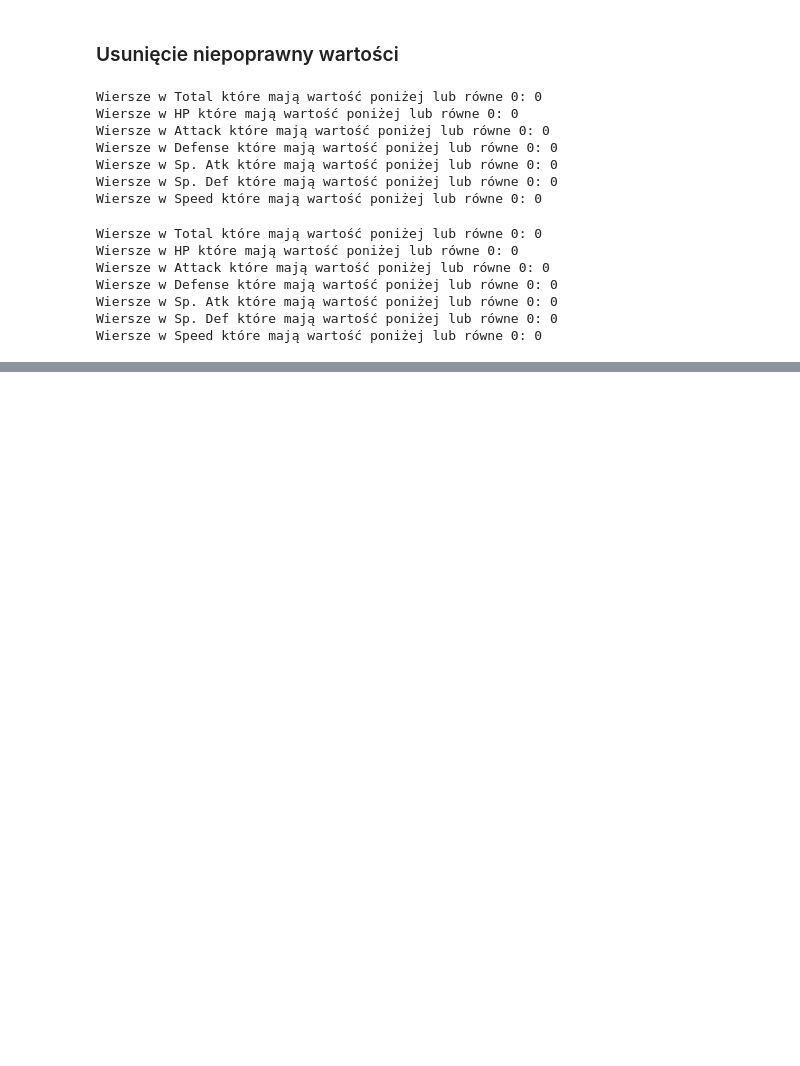
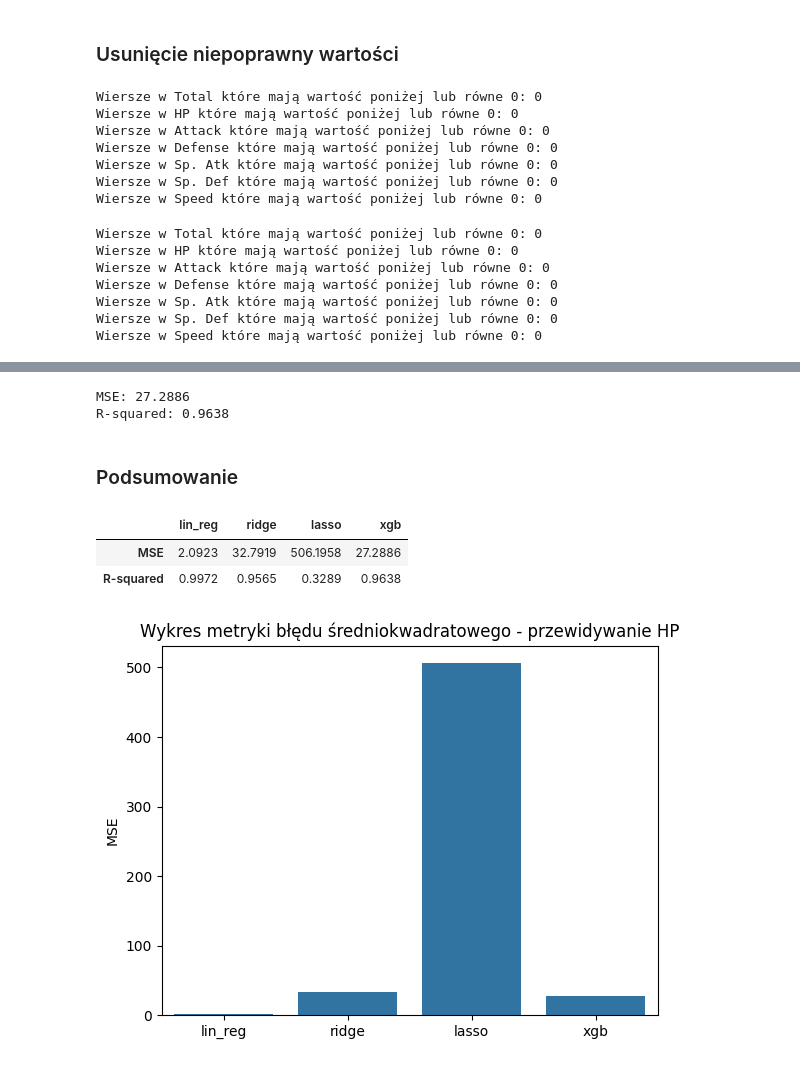
Before and after one commit to KacperUrban/Machine-learning-course, a Jupyter notebook: notebooks/Projekt_nr_4.ipynb, the cells around one changed output, grey strips where cells are left out. Cells and saved outputs as stored; diff of their text form; code cells hidden in the pictures; blank space fills up the shorter version.

```diff
--- a/notebooks/Projekt_nr_4.ipynb
+++ b/notebooks/Projekt_nr_4.ipynb
@@ -176,0 +343,5 @@ test_df.head()
+# %%
+y_pred = lasso_reg.predict(X_test)
+scores_hp["lasso"] = (np.round(mean_squared_error(y_true=y_test, y_pred=y_pred), 4), np.round(r2_score(y_true=y_test, y_pred=y_pred),4))
+print(f"MSE: {scores_hp['lasso'][0]}")
+print(f"R-squared: {scores_hp['lasso'][1]}")
@@ -176,0 +353,3 @@ test_df.head()
+# %%
+xgb_reg = xgb.XGBRegressor()
+xgb_reg.fit(X_train, y_train)
@@ -176,0 +368,24 @@ test_df.head()
+# %%
+y_pred = xgb_reg.predict(X_test)
+scores_hp["xgb"] = (np.round(mean_squared_error(y_true=y_test, y_pred=y_pred), 4), np.round(r2_score(y_true=y_test, y_pred=y_pred),4))
+print(f"MSE: {scores_hp["xgb"][0]}")
+print(f"R-squared: {scores_hp["xgb"][1]}")
+# %% [output]
+MSE: 27.2886
+R-squared: 0.9638
+# %% [markdown]
+### Podsumowanie
+# %%
+df_hp_scores = pd.DataFrame(scores_hp)
+df_hp_scores.index = ['MSE', 'R-squared']
+df_hp_scores
+# %% [output]
+|  | lin_reg | ridge | lasso | xgb |
+| MSE | 2.0923 | 32.7919 | 506.1958 | 27.2886 |
+| R-squared | 0.9972 | 0.9565 | 0.3289 | 0.9638 |
+# %%
+plt.title("Wykres metryki błędu średniokwadratowego - przewidywanie HP")
+sns.barplot(df_hp_scores.loc['MSE'])
+plt.show()
+# %% [output]
+[figure, added]
```
Also changed, not shown: parts of 38 cells of this notebook.
